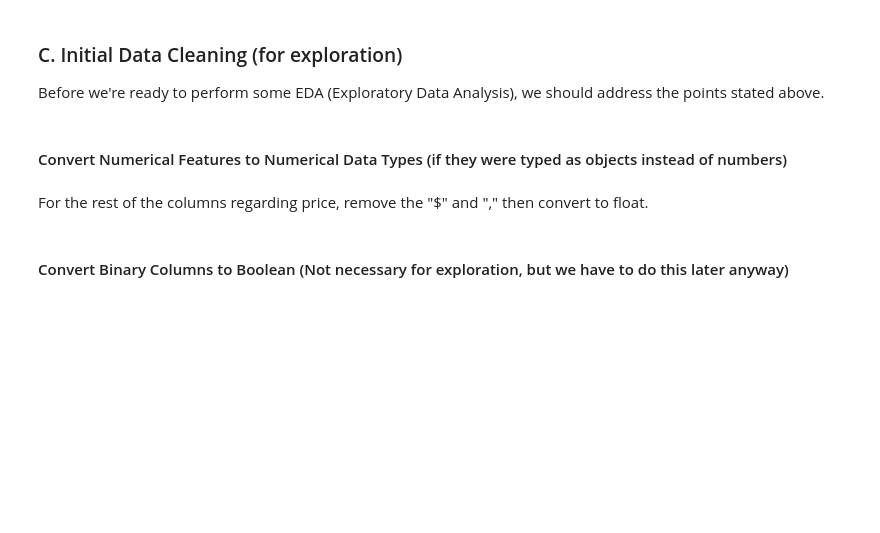
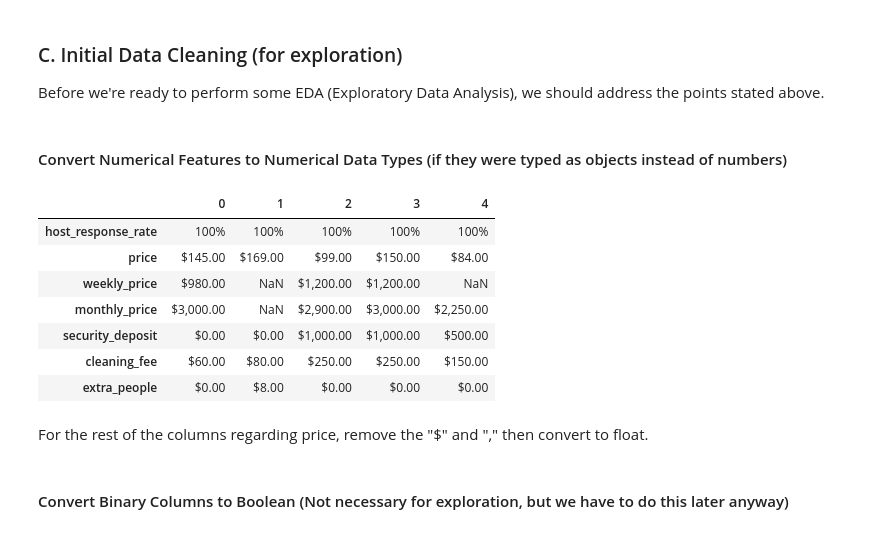
Before and after one commit to BenWoolford-XanderTalent/Python_bootcamp, a Jupyter notebook: 10_05_2022/data_cleaning_workshop-master anon/data_cleaning_workshop-master anon/data_cleaning_for_ml_lab_EXERCISES.ipynb, the cells around one changed output. Cells and saved outputs as stored; diff of their text form; code cells hidden in the pictures; blank space fills up the shorter version.

```diff
--- a/10_05_2022/data_cleaning_workshop-master anon/data_cleaning_workshop-master anon/data_cleaning_for_ml_lab_EXERCISES.ipynb
+++ b/10_05_2022/data_cleaning_workshop-master anon/data_cleaning_workshop-master anon/data_cleaning_for_ml_lab_EXERCISES.ipynb
@@ -130,8 +130,8 @@ drop = ['listing_url', 'scrape_id', 'last_scraped', 'summary', 'space', 'descrip
 # %%
 ## TO DO: drop the columns above from boston_df and cambridge_df
 
-boston_df.drop(columns=drop,inplace=True);
-cambridge_df.drop(columns=drop,inplace=True);
+boston_df.drop(columns=drop,inplace=True,axis=1);
+cambridge_df.drop(columns=drop,inplace=True,axis=1);
 # %%
 ## TO DO: concatenate the dataframes together (hint: pd.concat using axis=0 and ignore_index=True). Store in df
 df = pd.concat([boston_df,cambridge_df],axis=0,ignore_index=True);
@@ -273,6 +305,16 @@ cat_to_num = ['host_response_rate', 'price', 'weekly_price',
 cat_to_num_df = cat_df[cat_to_num].copy(deep=True)
 # %%
 ## TO DO: Take a peek at the data in cat_to_num_df using head(), What do you see?
+cat_to_num_df.head().T
+# %% [output]
+|  | 0 | 1 | 2 | 3 | 4 |
+| host_response_rate | 100% | 100% | 100% | 100% | 100% |
+| price | $145.00 | $169.00 | $99.00 | $150.00 | $84.00 |
+| weekly_price | $980.00 | NaN | $1,200.00 | $1,200.00 | NaN |
+| monthly_price | $3,000.00 | NaN | $2,900.00 | $3,000.00 | $2,250.00 |
+| security_deposit | $0.00 | $0.00 | $1,000.00 | $1,000.00 | $500.00 |
+| cleaning_fee | $60.00 | $80.00 | $250.00 | $250.00 | $150.00 |
+| extra_people | $0.00 | $8.00 | $0.00 | $0.00 | $0.00 |
 # %%
 ## TO DO: remove the percent sign, then convert to a number (Hint: str.replace() & astype() will be useful)
 ## Overwrite the old values with the updated values in 'host_response_rate'
```
Also changed, not shown: parts of 2 cells of this notebook, 1 other file.
